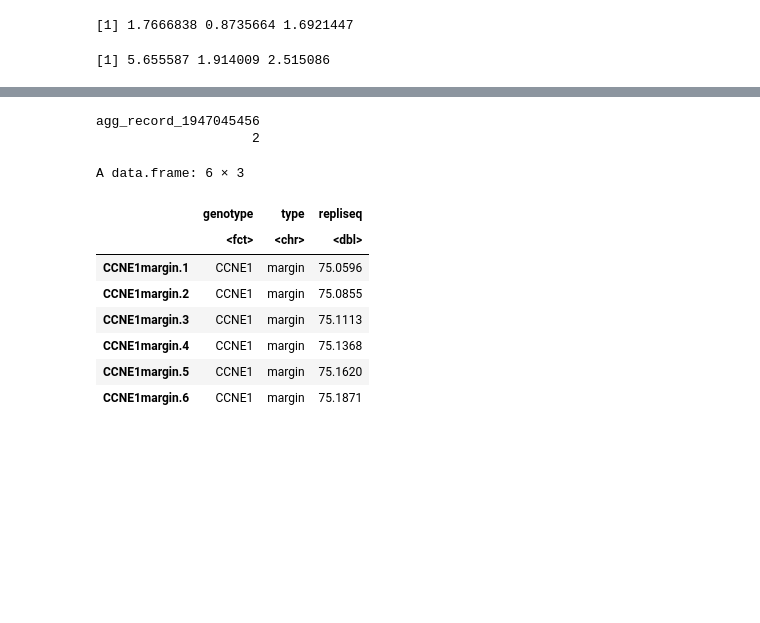
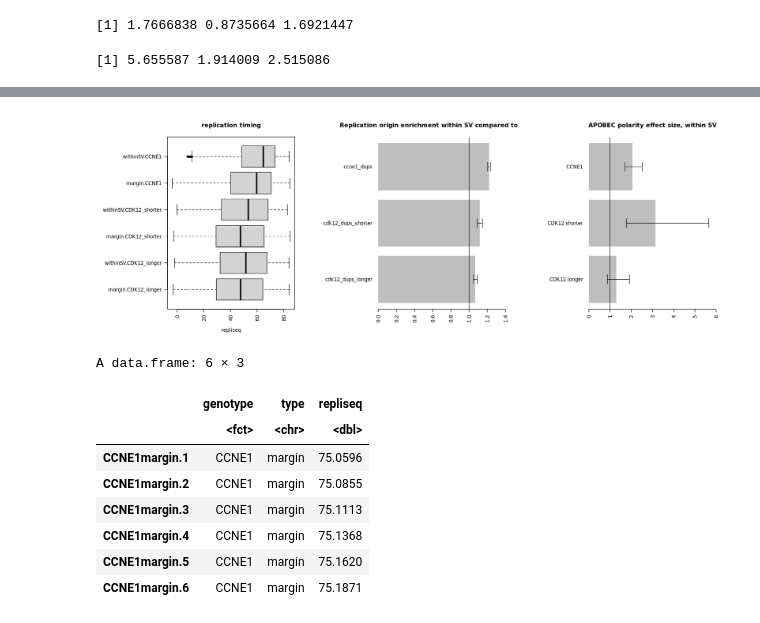
Before and after one commit to maigiclab/SVIG, a Jupyter notebook: notebooks/ccne1_cdk12_comparison.ipynb, the cells around one changed output, grey strips where cells are left out. Cells and saved outputs as stored; diff of their text form; code cells hidden in the pictures; blank space fills up the shorter version.

```diff
--- a/notebooks/ccne1_cdk12_comparison.ipynb
+++ b/notebooks/ccne1_cdk12_comparison.ipynb
@@ -23 +13,3 @@ The following object is masked from ‘package:BiocIO’:
+# %%
+plotHere <- TRUE
 # %%
@@ -641,8 +640,11 @@ repliTime_df <- do.call('rbind', repliTime_list)
 repliTime_df$genotype <- factor(repliTime_df$genotype, levels=c('CDK12_longer', 'CDK12_shorter', 'CCNE1'))
 
 
-
-pdf("~/projects/rsignatures/data/processed/paperPlots/ccne1_cdk12.pdf", width = 14, height = 5)  # open PDF device
+if (plotHere) {
+    options(repr.plot.width=14, repr.plot.height=5)
+} else {
+    pdf("../data/processed/paperPlots/ccne1_cdk12.pdf", width = 14, height = 5)  # open PDF device
+}
 
 par(mfrow = c(1, 3))  # 1 row, 3 columns of plots
 
@@ -653,37 +655,37 @@ par(mfrow = c(1, 3))  # 1 row, 3 columns of plots
 op <- par(mar = c(5, 12, 4, 2))  # bottom, left, top, right
 
 boxplot(
   repliseq ~ type + genotype,
   data = repliTime_df,
   horizontal = TRUE,
   las = 2,   # vertical (perpendicular) y-axis labels
     ylab='',
     main='replication timing'
 )
 
 bp <- barplot(origin_es, horiz=TRUE, border=NA, main='Replication origin enrichment within SV compared to margin', las=2, xlim=c(0,1.4))
 abline(v=1)
 arrows(x0 = origin_es_low, x1 = origin_es_high, y0 = bp, y1 = bp, angle = 90, code = 3, length = 0.1, col = "black", lwd = 1)
 
 # (Optional) restore old par settings afterward
 par(op)
 
 op <- par(mar = c(5, 12, 4, 2))  # bottom, left, top, right
 
 bp <- barplot(v, horiz=TRUE, border=NA, main='APOBEC polarity effect size, within SV', las=2, xlim=c(0,6))
 abline(v=1)
 arrows(x0 = v_low, x1 = v_high, y0 = bp, y1 = bp, angle = 90, code = 3, length = 0.1, col = "black", lwd = 1)
 
 # (Optional) restore old par settings afterward
 par(op)
 
 # (Optional) restore old par settings afterward
 par(op)
-
-dev.off()  # close PDF
+if (!plotHere) {
+    dev.off()  # close PDF
+}
 # %% [output]
-agg_record_1947045456
-                    2
+[figure, added]
 # %%
 head(repliTime_df)
 # %% [output]
```
Also changed, not shown: parts of 43 cells of this notebook, 8 other files.
